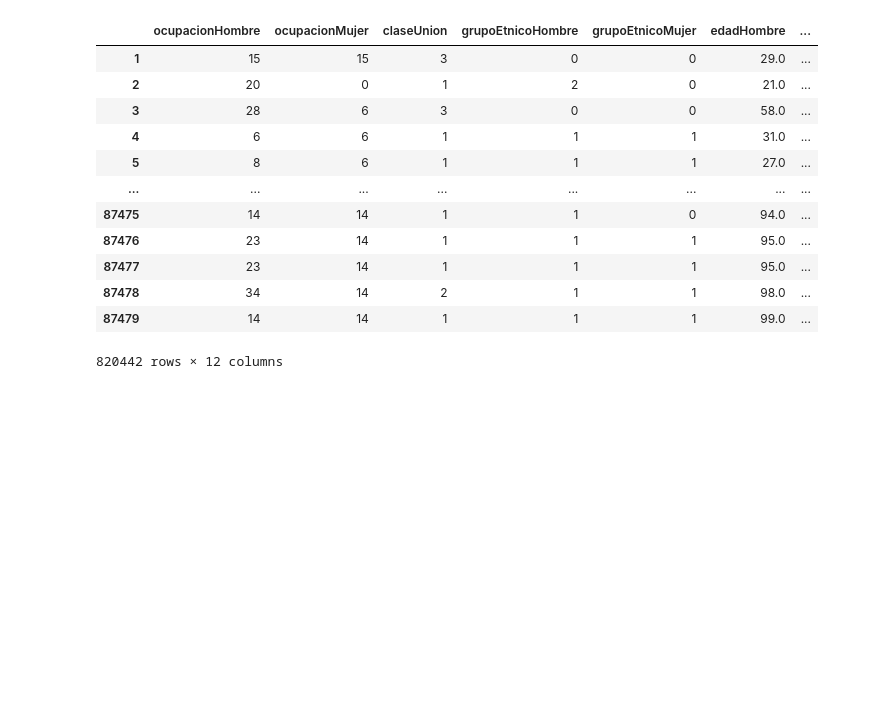
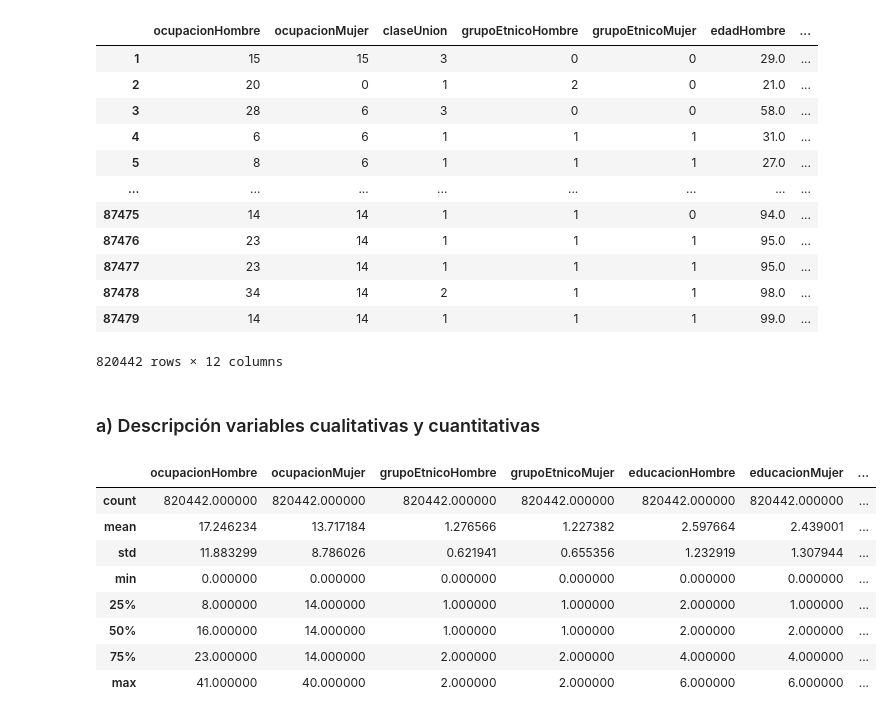
Before and after one commit to MGonza20/Proyecto1_MD, a Jupyter notebook: proyecto_final.ipynb, the cells around one changed output. Saved outputs shown, nothing was run; the diff lists cells and outputs as text; code cells hidden in the pictures; blank space fills up the shorter version.

```diff
--- a/proyecto_final.ipynb
+++ b/proyecto_final.ipynb
@@ -901,3 +910,18 @@ data_final
 | 87478 | 34 | 14 | 2 | 1 | 1 | 98.0 | ... |
 | 87479 | 14 | 14 | 1 | 1 | 1 | 99.0 | ... |
 820442 rows × 12 columns
+# %% [markdown]
+### a) Descripción variables cualitativas y cuantitativas
+# %%
+# Distribución de los datos en las variables cuantitativas
+data_final.describe()
+# %% [output]
+|  | ocupacionHombre | ocupacionMujer | grupoEtnicoHombre | grupoEtnicoMujer | educacionHombre | educacionMujer | ... |
+| count | 820442.000000 | 820442.000000 | 820442.000000 | 820442.000000 | 820442.000000 | 820442.000000 | ... |
+| mean | 17.246234 | 13.717184 | 1.276566 | 1.227382 | 2.597664 | 2.439001 | ... |
+| std | 11.883299 | 8.786026 | 0.621941 | 0.655356 | 1.232919 | 1.307944 | ... |
+| min | 0.000000 | 0.000000 | 0.000000 | 0.000000 | 0.000000 | 0.000000 | ... |
+| 25% | 8.000000 | 14.000000 | 1.000000 | 1.000000 | 2.000000 | 1.000000 | ... |
+| 50% | 16.000000 | 14.000000 | 1.000000 | 1.000000 | 2.000000 | 2.000000 | ... |
+| 75% | 23.000000 | 14.000000 | 2.000000 | 2.000000 | 4.000000 | 4.000000 | ... |
+| max | 41.000000 | 40.000000 | 2.000000 | 2.000000 | 6.000000 | 6.000000 | ... |
```
Also changed, not shown: parts of 13 cells of this notebook.
